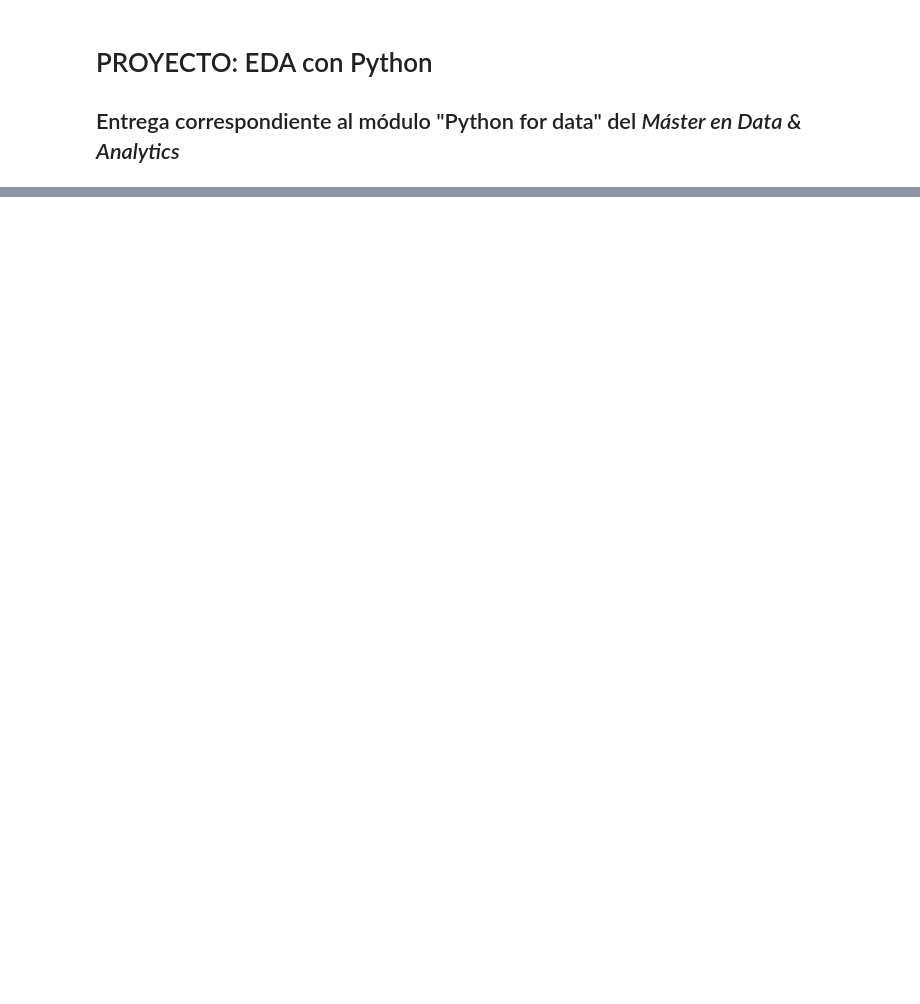
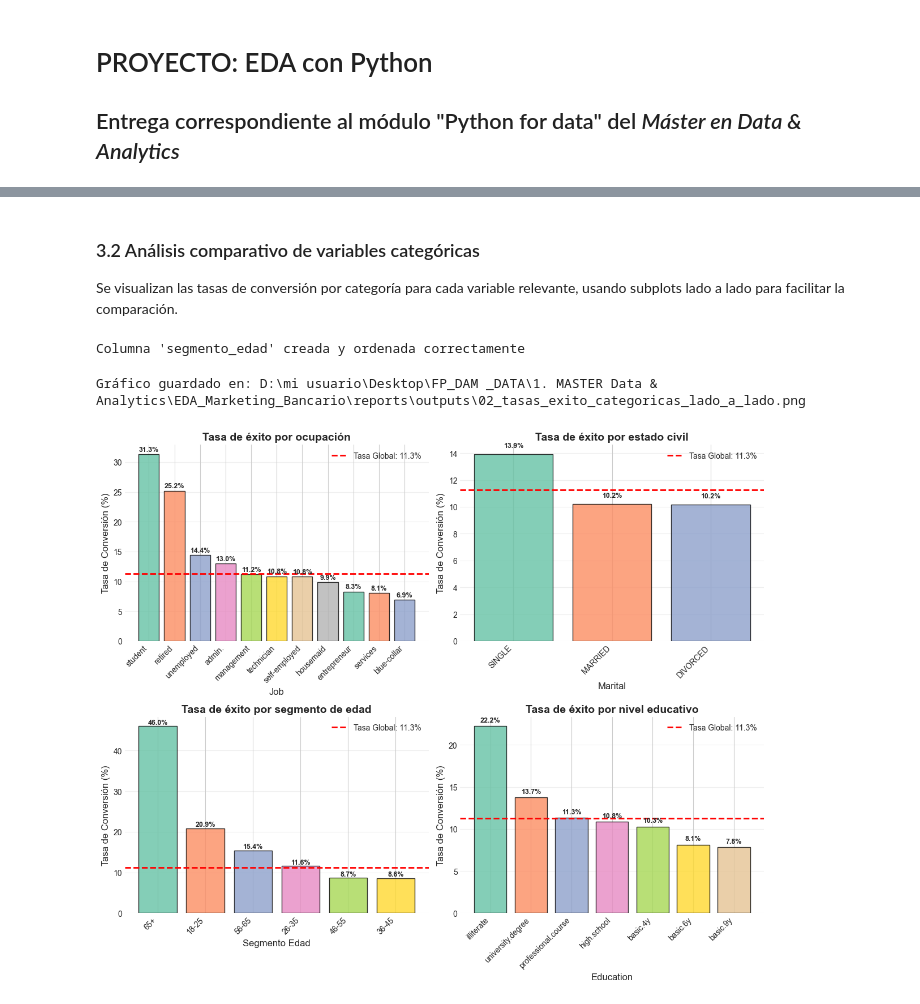
Before and after one commit to roseprogramming/eda_marqueting_bancario, a Jupyter notebook: notebooks/01_EDA_Analisis.ipynb, the cells around one changed output, grey strips where cells are left out. Saved outputs shown, nothing was run; the diff lists cells and outputs as text; code cells hidden in the pictures; blank space fills up the shorter version.

```diff
--- a/notebooks/01_EDA_Analisis.ipynb
+++ b/notebooks/01_EDA_Analisis.ipynb
@@ -810,0 +546,54 @@ para análisis bivariado, detección de outliers, y construcción de modelos rob
+# %% [markdown]
+### 3.2 Análisis comparativo de variables categóricas
+
+Se visualizan las tasas de conversión por categoría para cada variable relevante, usando subplots lado a lado para facilitar la comparación.
+# %%
+# =============================================================================
+# 3.2 ANÁLISIS COMPARATIVO DE VARIABLES CATEGÓRICAS
+# =============================================================================
+# Esta celda realiza el análisis comparativo de variables categóricas clave, mostrando la tasa de éxito (conversión) para cada categoría relevante.
+#
+# PASOS:
+# 1. Crea y ordena la variable 'segmento_edad' si no existe, agrupando edades en rangos de interés de negocio.
+# 2. Define la lista de variables categóricas a analizar: job, marital, segmento_edad, education.
+# 3. Genera una figura con subplots (2x2), cada uno mostrando la tasa de éxito por categoría para una variable.
+# 4. Utiliza la función modular 'plot_categorical_rate' para graficar cada variable, facilitando la comparación visual entre grupos.
+# 5. Si alguna variable no existe en el DataFrame, su subplot se oculta para evitar errores.
+# 6. Guarda la figura resultante en disco para documentación y reporting.
+#
+# --- Creación de segmento_edad ---
+if 'segmento_edad' not in df_perfil_cliente.columns or df_perfil_cliente['segmento_edad'].isnull().all():
+    df_perfil_cliente['segmento_edad'] = pd.cut(
+        pd.to_numeric(df_perfil_cliente['age'], errors='coerce'),
+        bins=[0, 25, 35, 45, 55, 65, 120],
+        labels=['18-25', '26-35', '36-45', '46-55', '56-65', '65+']
+    )
+orden_edad = ['18-25', '26-35', '36-45', '46-55', '56-65', '65+']
+df_perfil_cliente['segmento_edad'] = pd.Categorical(
+    df_perfil_cliente['segmento_edad'], categories=orden_edad, ordered=True
+)
+print("Columna 'segmento_edad' creada y ordenada correctamente\n")
+
+# --- Visualización conjunta de todas las variables categóricas ---
+categorias = [('job', 'Tasa de éxito por ocupación'),
+              ('marital', 'Tasa de éxito por estado civil'),
+              ('segmento_edad', 'Tasa de éxito por segmento de edad'),
+              ('education', 'Tasa de éxito por nivel educativo')]
+n = len(categorias)
+ncols = 2
+nrows = 2
+fig, axes = plt.subplots(nrows, ncols, figsize=(6*ncols, 5*nrows))
+axes = axes.flatten() if n > 1 else [axes]
+for ax, (var, titulo) in zip(axes, categorias):
+    if var in df_perfil_cliente.columns:
+        plot_categorical_rate(df_perfil_cliente, var, 'y', ax=ax, title=titulo, color_palette='Set2')
+    else:
+        ax.set_visible(False)
+for ax in axes[len(categorias):]:
+    ax.set_visible(False)
+plt.tight_layout()
+save_plot('02_tasas_exito_categoricas_lado_a_lado.png')
+# %% [output]
+Columna 'segmento_edad' creada y ordenada correctamente
+Gráfico guardado en: D:\mi usuario\Desktop\FP_DAM _DATA\1. MASTER Data & Analytics\EDA_Marketing_Bancario\reports\outputs\02_tasas_exito_categoricas_lado_a_lado.png
+[figure, added]
```
Also changed, not shown: parts of 62 cells of this notebook, 21 other files.
